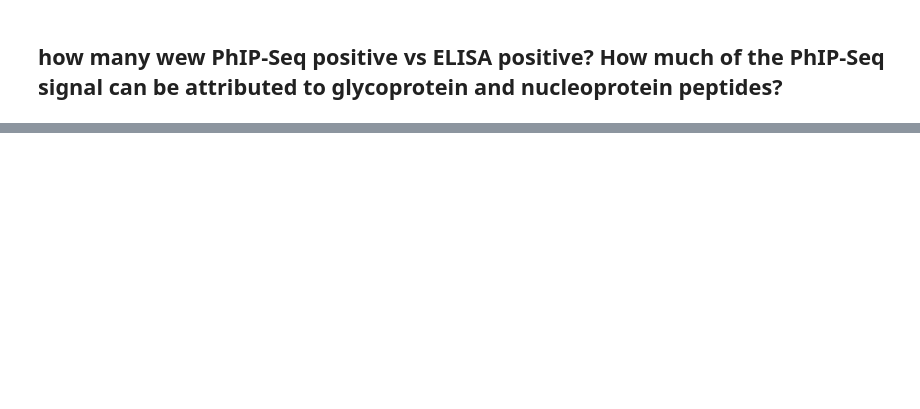
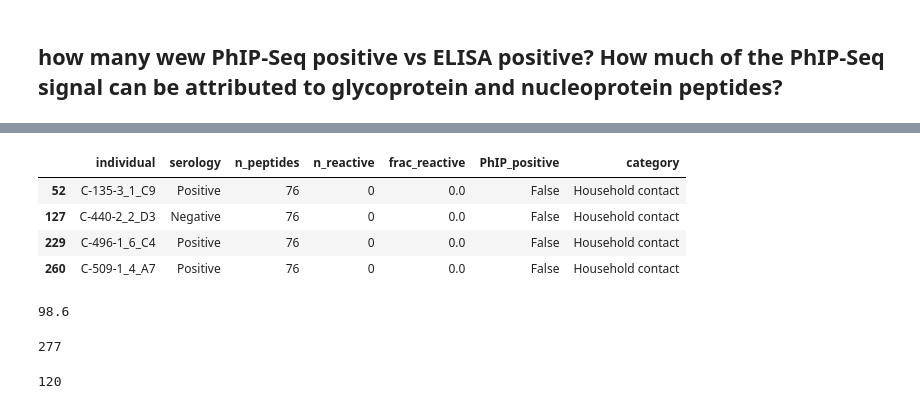
Before and after one commit to sporak577/lasv_phipseq_2026, a Jupyter notebook: LASV_ELISA_signal.ipynb, the cells around one changed output, grey strips where cells are left out. Saved outputs shown, nothing was run; the diff lists cells and outputs as text; code cells hidden in the pictures; blank space fills up the shorter version.

```diff
--- a/LASV_ELISA_signal.ipynb
+++ b/LASV_ELISA_signal.ipynb
@@ -373,0 +443,20 @@ long_lasv
+# %%
+individual.loc[(individual['PhIP_positive'] == False)]
+# %% [output]
+|  | individual | serology | n_peptides | n_reactive | frac_reactive | PhIP_positive | category |
+| 52 | C-135-3_1_C9 | Positive | 76 | 0 | 0.0 | False | Household contact |
+| 127 | C-440-2_2_D3 | Negative | 76 | 0 | 0.0 | False | Household contact |
+| 229 | C-496-1_6_C4 | Positive | 76 | 0 | 0.0 | False | Household contact |
+| 260 | C-509-1_4_A7 | Positive | 76 | 0 | 0.0 | False | Household contact |
+# %%
+print(round(273/277 * 100, 1))
+# %% [output]
+98.6
+# %%
+individual.loc[individual['category'] == 'Household contact'].shape[0]
+# %% [output]
+277
+# %%
+individual.loc[individual['category'] == 'Lassa survivor'].shape[0]
+# %% [output]
+120
```
Also changed, not shown: parts of 16 cells of this notebook, 8 other files.
